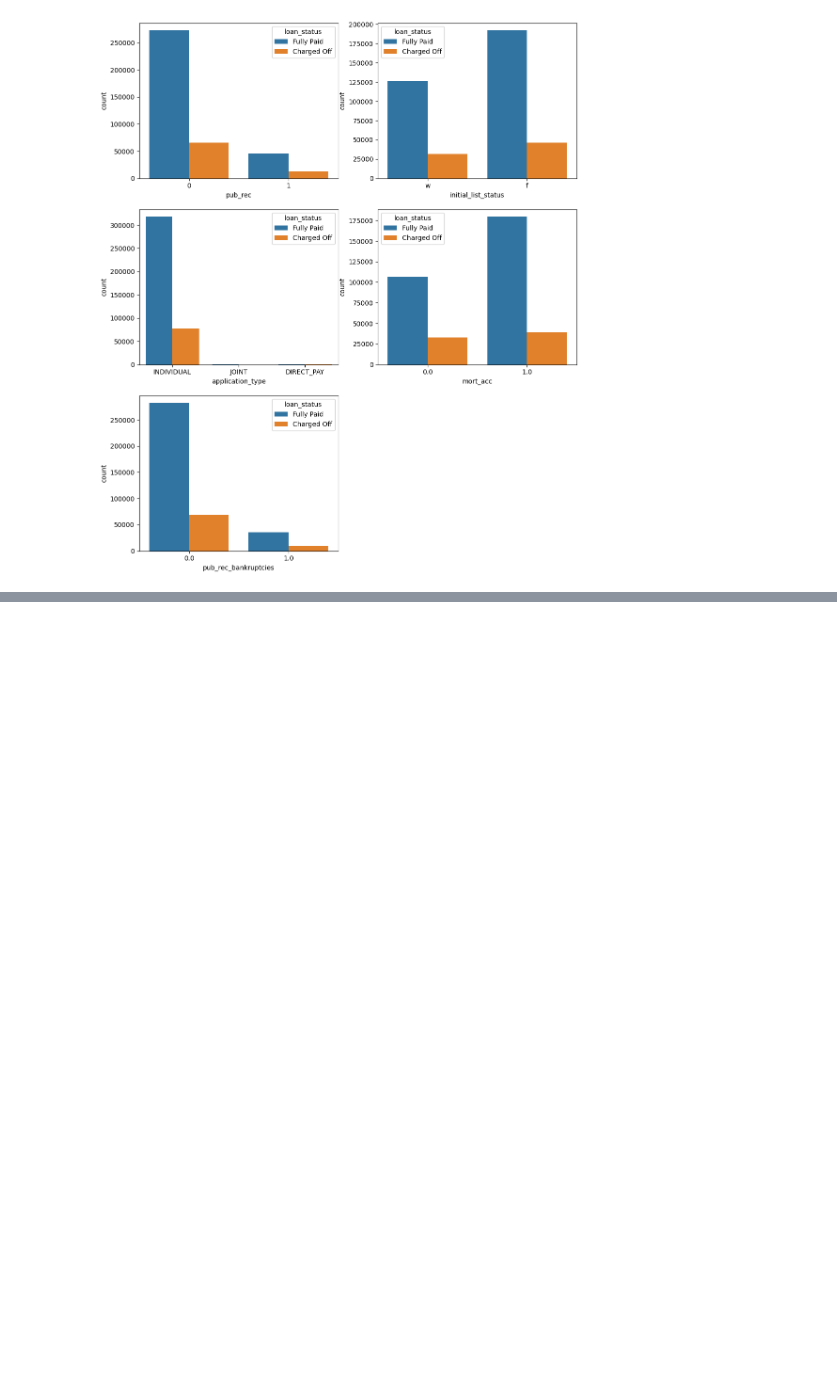
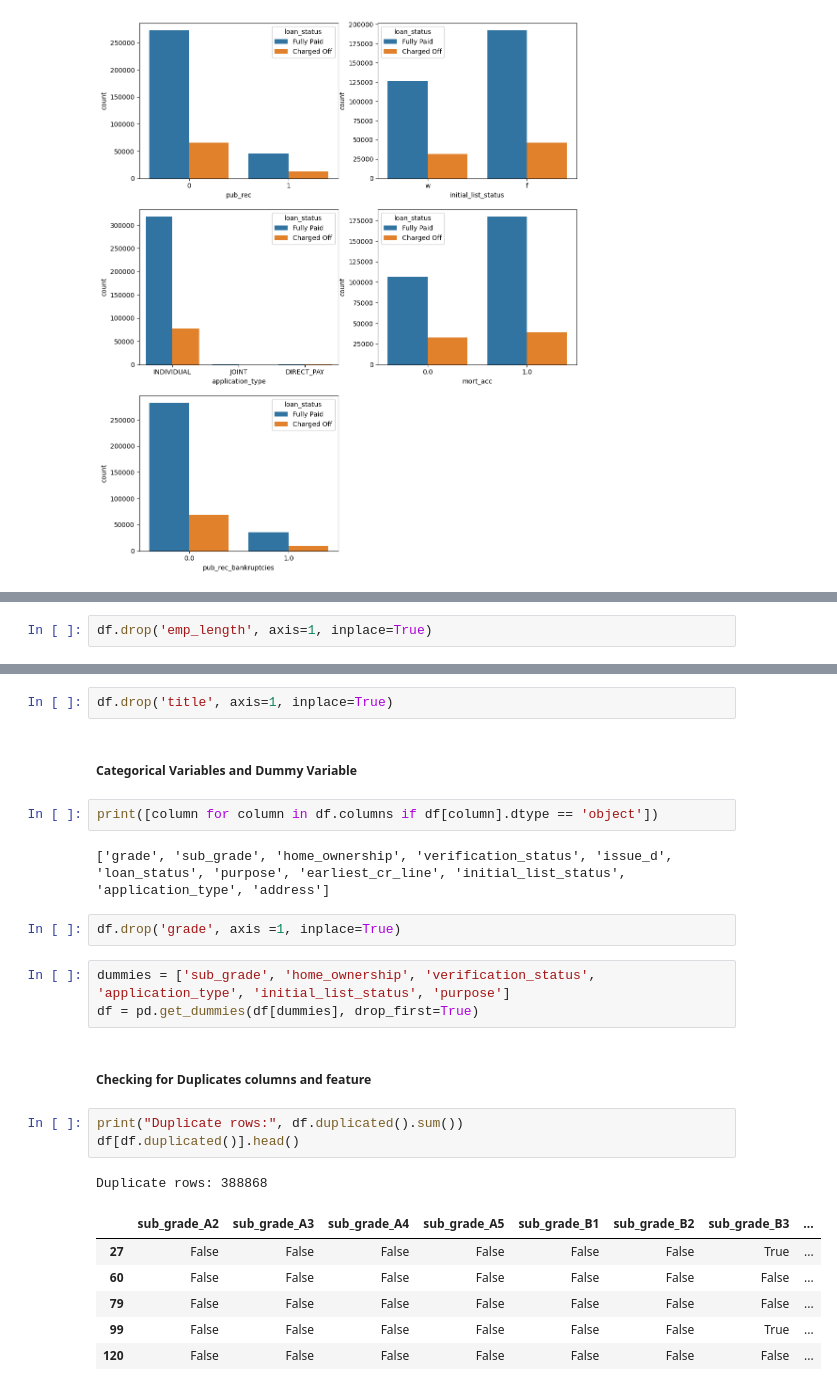
Before and after one commit to LucieMise/Credit-Scoring-model, a Jupyter notebook: notebooks/exploratoryDataAnalysis.ipynb, the cells around one changed output, grey strips where cells are left out. Cells and saved outputs as stored; diff of their text form; blank space fills up the shorter version.

```diff
--- a/notebooks/exploratoryDataAnalysis.ipynb
+++ b/notebooks/exploratoryDataAnalysis.ipynb
@@ -247,0 +298,2 @@ sns.countplot(x='pub_rec_bankruptcies', data=df, hue='loan_status')
+# %%
+df.drop('emp_length', axis=1, inplace=True)
@@ -247,0 +335,26 @@ sns.countplot(x='pub_rec_bankruptcies', data=df, hue='loan_status')
+# %%
+df.drop('title', axis=1, inplace=True)
+# %% [markdown]
+##### Categorical Variables and Dummy Variable
+# %%
+print([column for column in df.columns if df[column].dtype == 'object'])
+# %% [output]
+['grade', 'sub_grade', 'home_ownership', 'verification_status', 'issue_d', 'loan_status', 'purpose', 'earliest_cr_line', 'initial_list_status', 'application_type', 'address']
+# %%
+df.drop('grade', axis =1, inplace=True)
+# %%
+dummies = ['sub_grade', 'home_ownership', 'verification_status', 'application_type', 'initial_list_status', 'purpose']
+df = pd.get_dummies(df[dummies], drop_first=True)
+# %% [markdown]
+##### Checking for Duplicates columns and feature
+# %%
+print("Duplicate rows:", df.duplicated().sum())
+df[df.duplicated()].head()
+# %% [output]
+Duplicate rows: 388868
+|  | sub_grade_A2 | sub_grade_A3 | sub_grade_A4 | sub_grade_A5 | sub_grade_B1 | sub_grade_B2 | sub_grade_B3 | ... |
+| 27 | False | False | False | False | False | False | True | ... |
+| 60 | False | False | False | False | False | False | False | ... |
+| 79 | False | False | False | False | False | False | False | ... |
+| 99 | False | False | False | False | False | False | True | ... |
+| 120 | False | False | False | False | False | False | False | ... |
```
Also changed, not shown: parts of 8 cells of this notebook.
